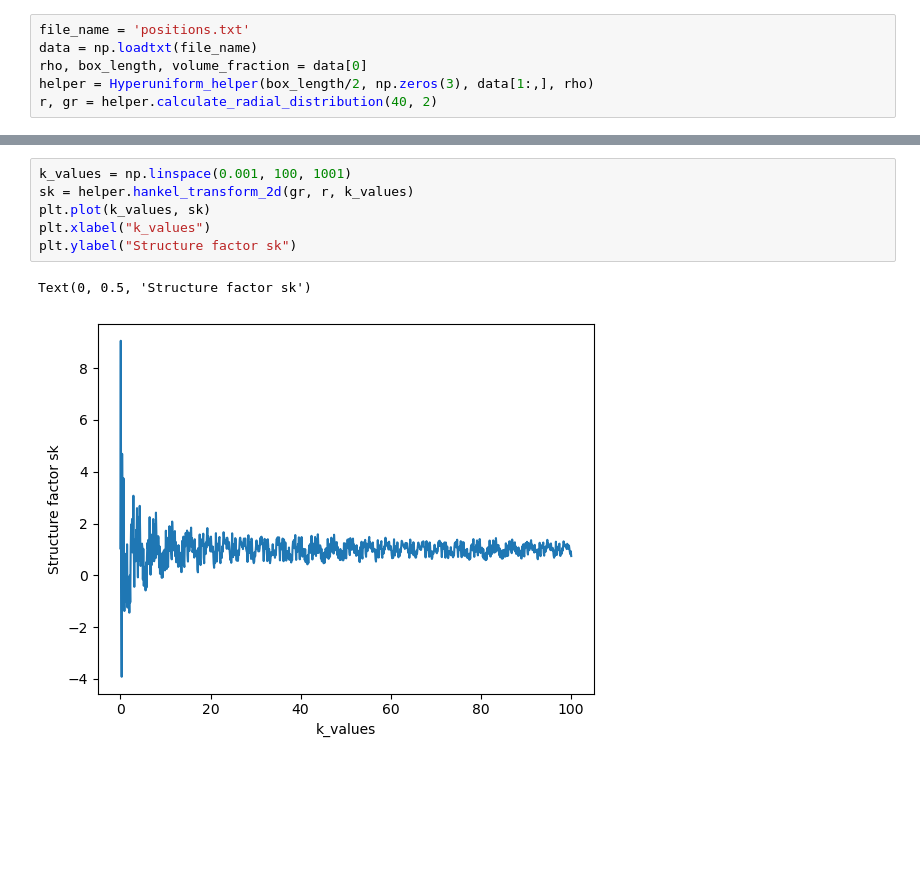
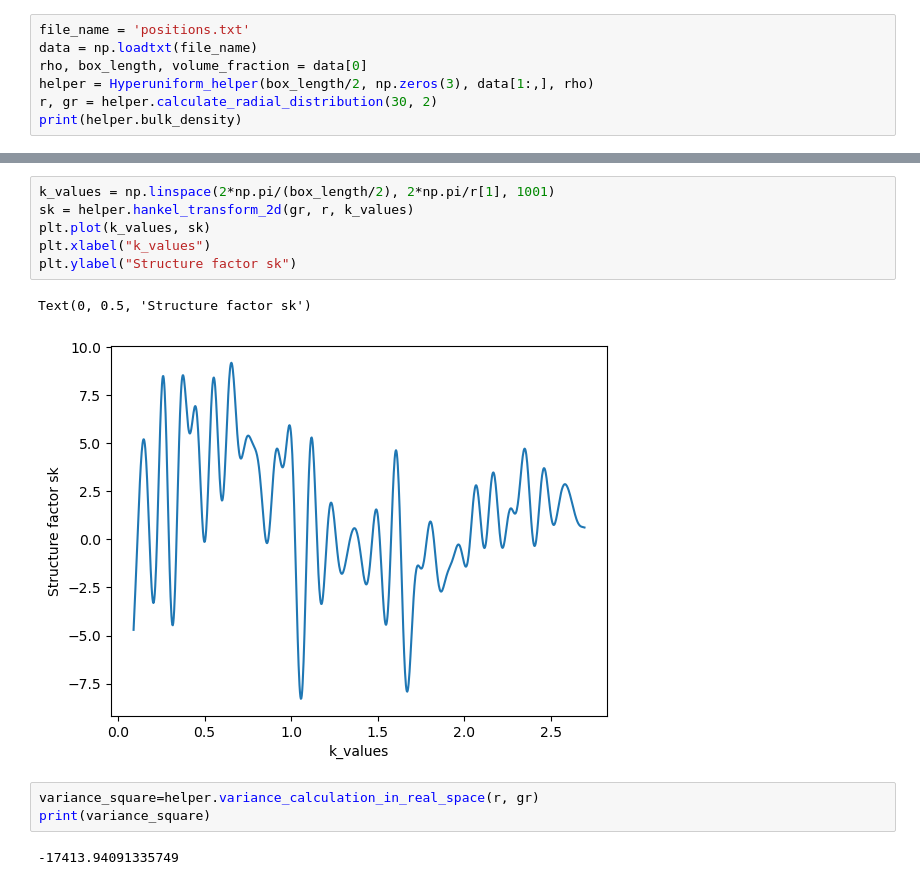
Before and after one commit to xianyang316/Hyperuniformity_simulation, a Jupyter notebook: code/calc_test.ipynb, the cells around one changed output, grey strips where cells are left out. Saved outputs shown, nothing was run; the diff lists cells and outputs as text; blank space fills up the shorter version.

Commit message:
not complete calculations

```diff
--- a/code/calc_test.ipynb
+++ b/code/calc_test.ipynb
@@ -59,4 +60,5 @@ file_name = 'positions.txt'
 data = np.loadtxt(file_name)
 rho, box_length, volume_fraction = data[0]
 helper = Hyperuniform_helper(box_length/2, np.zeros(3), data[1:,], rho)
-r, gr = helper.calculate_radial_distribution(40, 2)
+r, gr = helper.calculate_radial_distribution(30, 2)
+print(helper.bulk_density)
@@ -79,12 +106,17 @@ plt.plot(x, y)
 # %%
-k_values = np.linspace(0.001, 100, 1001)
+k_values = np.linspace(2*np.pi/(box_length/2), 2*np.pi/r[1], 1001)
 sk = helper.hankel_transform_2d(gr, r, k_values)
 plt.plot(k_values, sk)
 plt.xlabel("k_values")
 plt.ylabel("Structure factor sk")
 # %% [output]
 Text(0, 0.5, 'Structure factor sk')
-[figure, old version]
+[figure, new version]
+# %%
+variance_square=helper.variance_calculation_in_real_space(r, gr)
+print(variance_square)
+# %% [output]
+-17413.94091335749
 # %%
 variance_square = helper.variance_calculations_in_reciprocal_space_2d(sk, k_values)
 print(variance_square)
```
Also changed, not shown: parts of 9 cells of this notebook, 3 other files.
